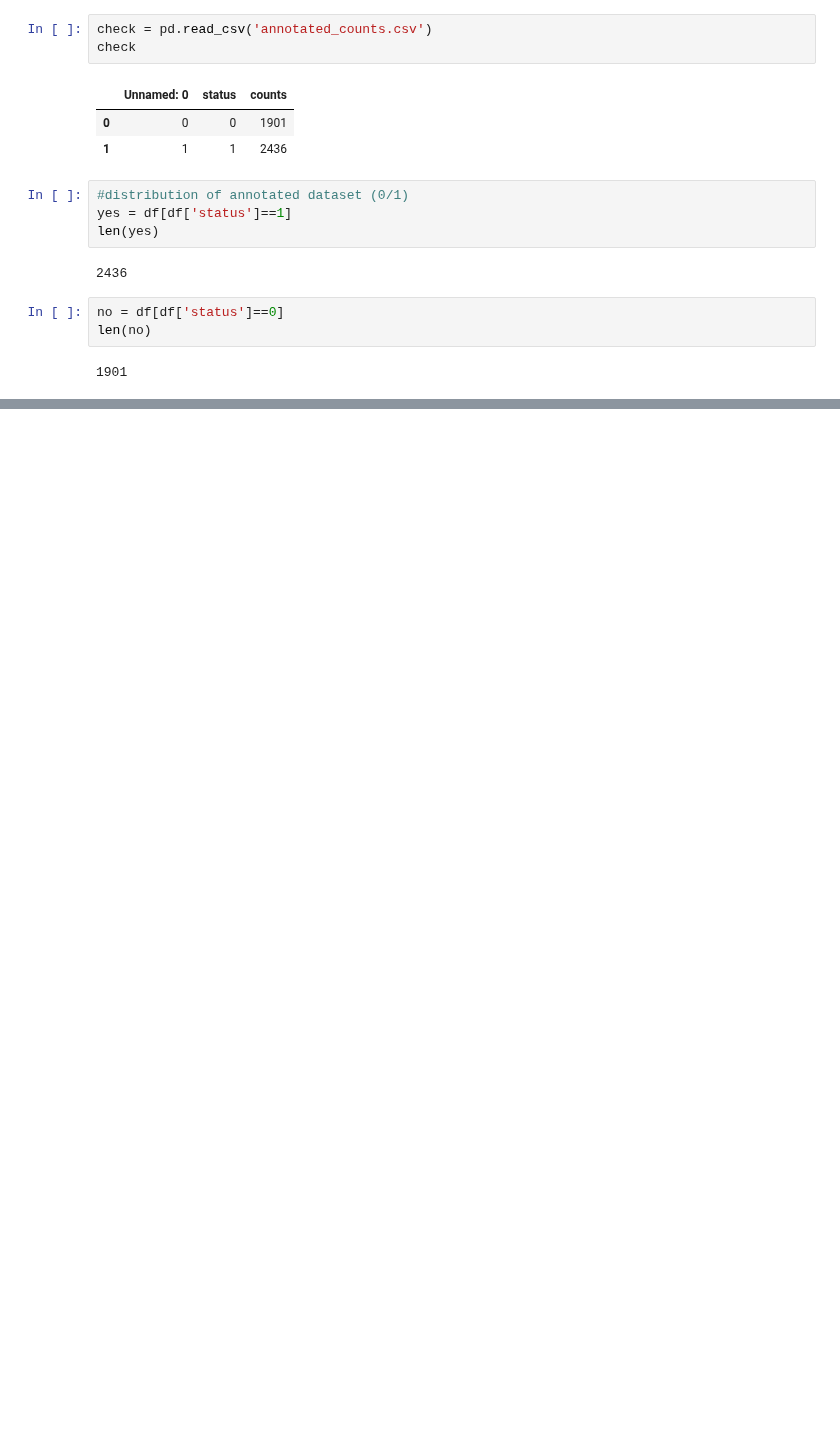
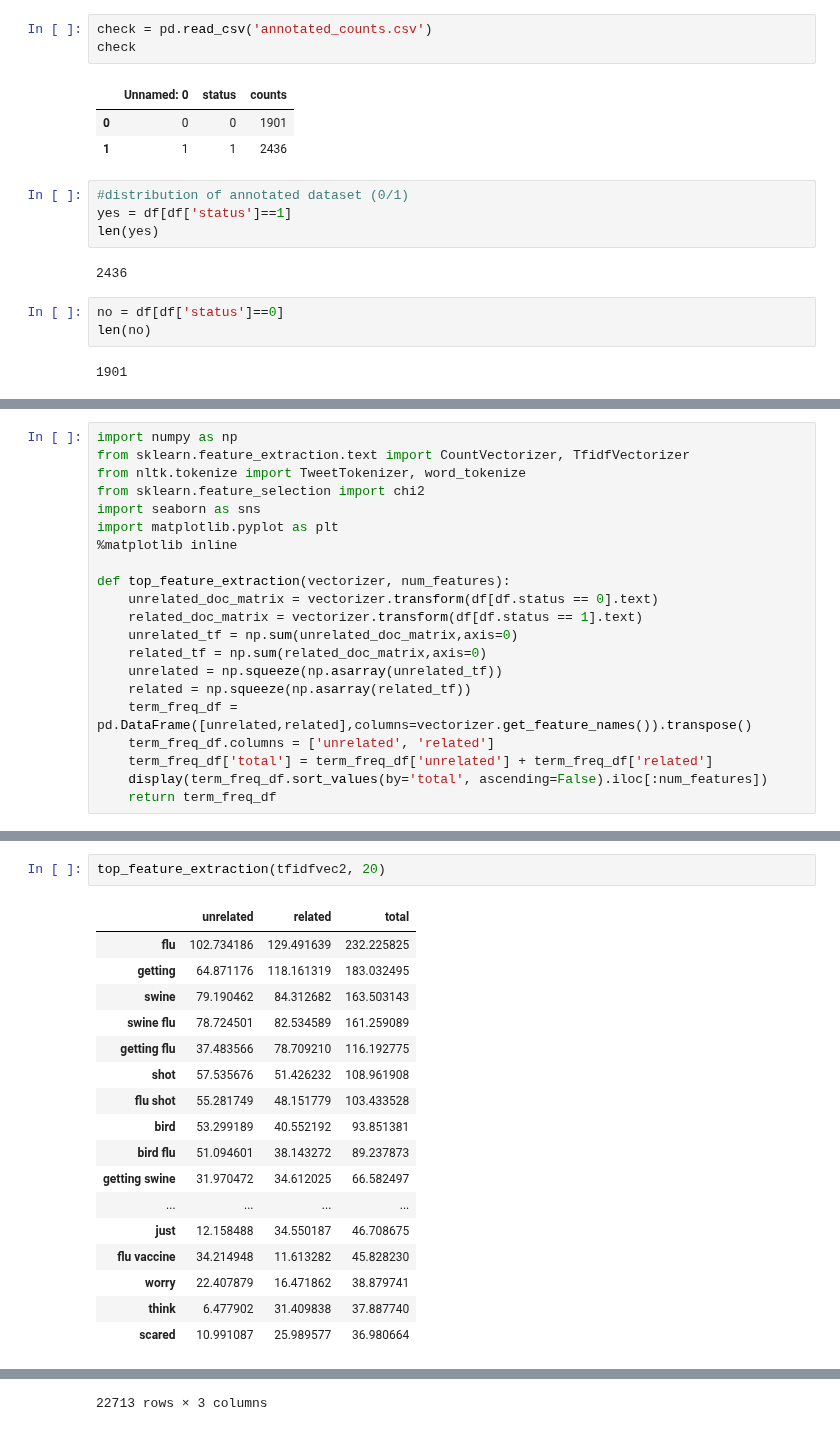
Before and after one commit to paulinaczheng/twitter_flu_tracking, a Jupyter notebook: Dash Check.ipynb, the cells around one changed output, grey strips where cells are left out. Cells and saved outputs as stored; diff of their text form; blank space fills up the shorter version.

```diff
--- a/Dash Check.ipynb
+++ b/Dash Check.ipynb
@@ -189,3 +189,24 @@ data = [
 plotly.offline.iplot(data)
 # %% [output]
 [interactive output not drawn]
+# %%
+import numpy as np
+from sklearn.feature_extraction.text import CountVectorizer, TfidfVectorizer
+from nltk.tokenize import TweetTokenizer, word_tokenize
+from sklearn.feature_selection import chi2
+import seaborn as sns
+import matplotlib.pyplot as plt
+%matplotlib inline
+
+def top_feature_extraction(vectorizer, num_features):
+    unrelated_doc_matrix = vectorizer.transform(df[df.status == 0].text)
+    related_doc_matrix = vectorizer.transform(df[df.status == 1].text)
+    unrelated_tf = np.sum(unrelated_doc_matrix,axis=0)
+    related_tf = np.sum(related_doc_matrix,axis=0)
+    unrelated = np.squeeze(np.asarray(unrelated_tf))
+    related = np.squeeze(np.asarray(related_tf))
+    term_freq_df = pd.DataFrame([unrelated,related],columns=vectorizer.get_feature_names()).transpose()
+    term_freq_df.columns = ['unrelated', 'related']
+    term_freq_df['total'] = term_freq_df['unrelated'] + term_freq_df['related']
+    display(term_freq_df.sort_values(by='total', ascending=False).iloc[:num_features])
+    return term_freq_df
@@ -191,0 +239,20 @@ plotly.offline.iplot(data)
+# %%
+top_feature_extraction(tfidfvec2, 20)
+# %% [output]
+|  | unrelated | related | total |
+| flu | 102.734186 | 129.491639 | 232.225825 |
+| getting | 64.871176 | 118.161319 | 183.032495 |
+| swine | 79.190462 | 84.312682 | 163.503143 |
+| swine flu | 78.724501 | 82.534589 | 161.259089 |
+| getting flu | 37.483566 | 78.709210 | 116.192775 |
+| shot | 57.535676 | 51.426232 | 108.961908 |
+| flu shot | 55.281749 | 48.151779 | 103.433528 |
+| bird | 53.299189 | 40.552192 | 93.851381 |
+| bird flu | 51.094601 | 38.143272 | 89.237873 |
+| getting swine | 31.970472 | 34.612025 | 66.582497 |
+| ... | ... | ... | ... |
+| just | 12.158488 | 34.550187 | 46.708675 |
+| flu vaccine | 34.214948 | 11.613282 | 45.828230 |
+| worry | 22.407879 | 16.471862 | 38.879741 |
+| think | 6.477902 | 31.409838 | 37.887740 |
+| scared | 10.991087 | 25.989577 | 36.980664 |
@@ -191,0 +276 @@ plotly.offline.iplot(data)
+22713 rows × 3 columns
```
Also changed, not shown: parts of 5 cells of this notebook, 2 other files.
